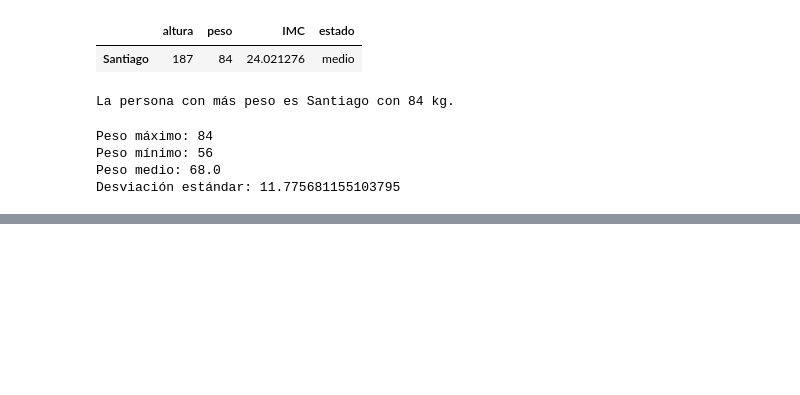
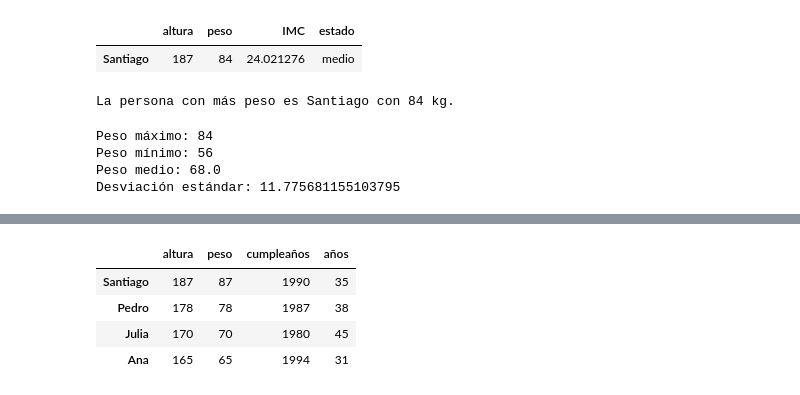
Before and after one commit to vicmanw1ld/IA, a Jupyter notebook: pandas.ipynb, the cells around one changed output, grey strips where cells are left out. Drawn from its saved outputs; the diff is of its cells as text; code cells hidden in the pictures; blank space fills up the shorter version.

```diff
--- a/pandas.ipynb
+++ b/pandas.ipynb
@@ -274,0 +450,8 @@ df_copia["nueva_columna"] = ...
+# %%
+df # aqui nos deja las columnas que teniamos
+# %% [output]
+|  | altura | peso | cumpleaños | años |
+| Santiago | 187 | 87 | 1990 | 35 |
+| Pedro | 178 | 78 | 1987 | 38 |
+| Julia | 170 | 70 | 1980 | 45 |
+| Ana | 165 | 65 | 1994 | 31 |
```
Also changed, not shown: parts of 32 cells of this notebook.
